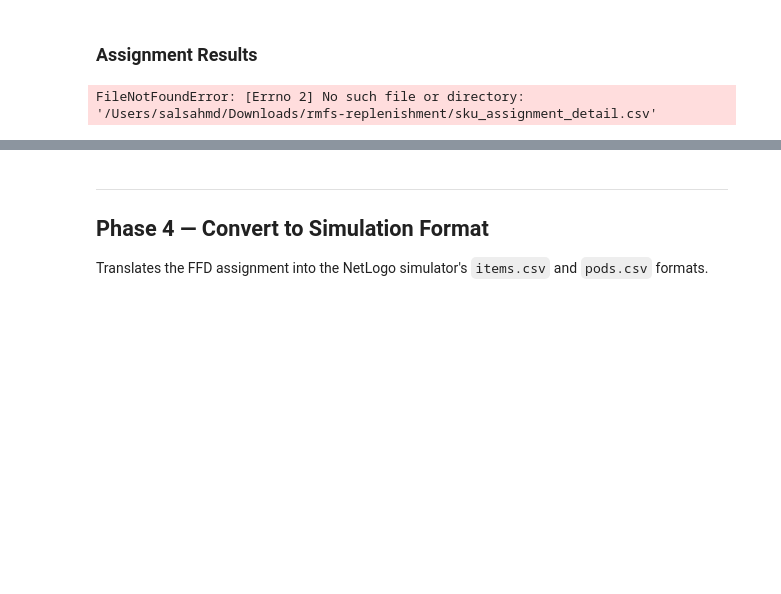
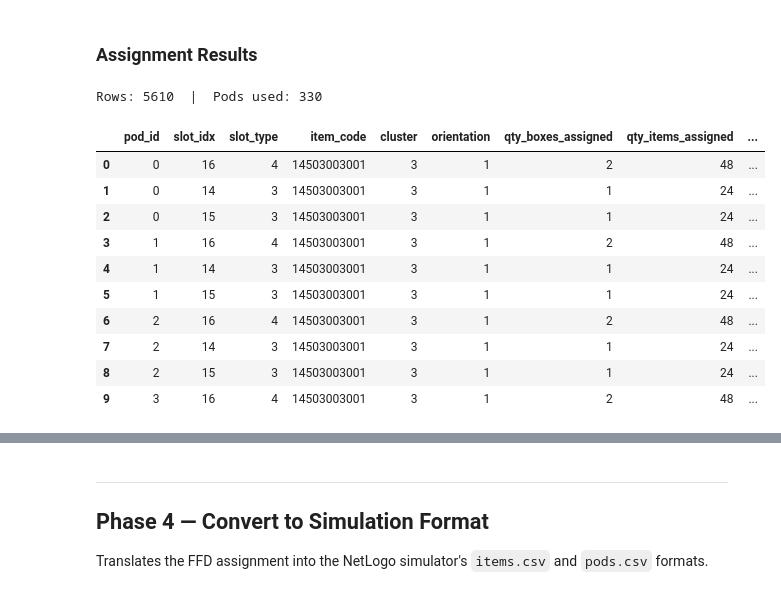
Before and after one commit to salsahmd/rmfs-replenishment, a Jupyter notebook: sku_assignment.ipynb, the cells around one changed output, grey strips where cells are left out. Drawn from its saved outputs; the diff is of its cells as text; code cells hidden in the pictures; blank space fills up the shorter version.

```diff
--- a/sku_assignment.ipynb
+++ b/sku_assignment.ipynb
@@ -159,9 +158,20 @@ Assignment rows: 11305  |  Pods used: 665
 # %% [markdown]
 ### Assignment Results
 # %%
-detail_df = pd.read_csv(REPO / "sku_assignment_detail.csv")
+detail_df = pd.read_csv(REPO / "assignment" / "sku_assignment_detail.csv")
 print(f"Rows: {len(detail_df)}  |  Pods used: {detail_df['pod_id'].nunique()}")
 detail_df.head(10)
 # %% [output]
-FileNotFoundError: [Errno 2] No such file or directory: '/Users/salsahmd/Downloads/rmfs-replenishment/sku_assignment_detail.csv'
+Rows: 5610  |  Pods used: 330
+|  | pod_id | slot_idx | slot_type | item_code | cluster | orientation | qty_boxes_assigned | qty_items_assigned | ... |
+| 0 | 0 | 16 | 4 | 14503003001 | 3 | 1 | 2 | 48 | ... |
+| 1 | 0 | 14 | 3 | 14503003001 | 3 | 1 | 1 | 24 | ... |
+| 2 | 0 | 15 | 3 | 14503003001 | 3 | 1 | 1 | 24 | ... |
+| 3 | 1 | 16 | 4 | 14503003001 | 3 | 1 | 2 | 48 | ... |
+| 4 | 1 | 14 | 3 | 14503003001 | 3 | 1 | 1 | 24 | ... |
+| 5 | 1 | 15 | 3 | 14503003001 | 3 | 1 | 1 | 24 | ... |
+| 6 | 2 | 16 | 4 | 14503003001 | 3 | 1 | 2 | 48 | ... |
+| 7 | 2 | 14 | 3 | 14503003001 | 3 | 1 | 1 | 24 | ... |
+| 8 | 2 | 15 | 3 | 14503003001 | 3 | 1 | 1 | 24 | ... |
+| 9 | 3 | 16 | 4 | 14503003001 | 3 | 1 | 2 | 48 | ... |
 # %%
```
Also changed, not shown: parts of 10 cells of this notebook, 3 other files.
